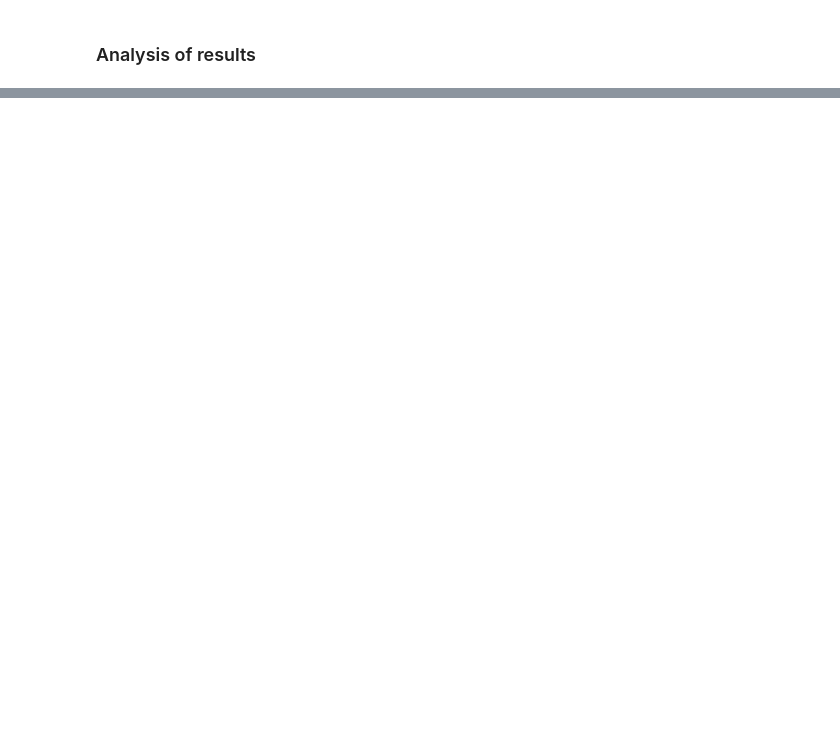
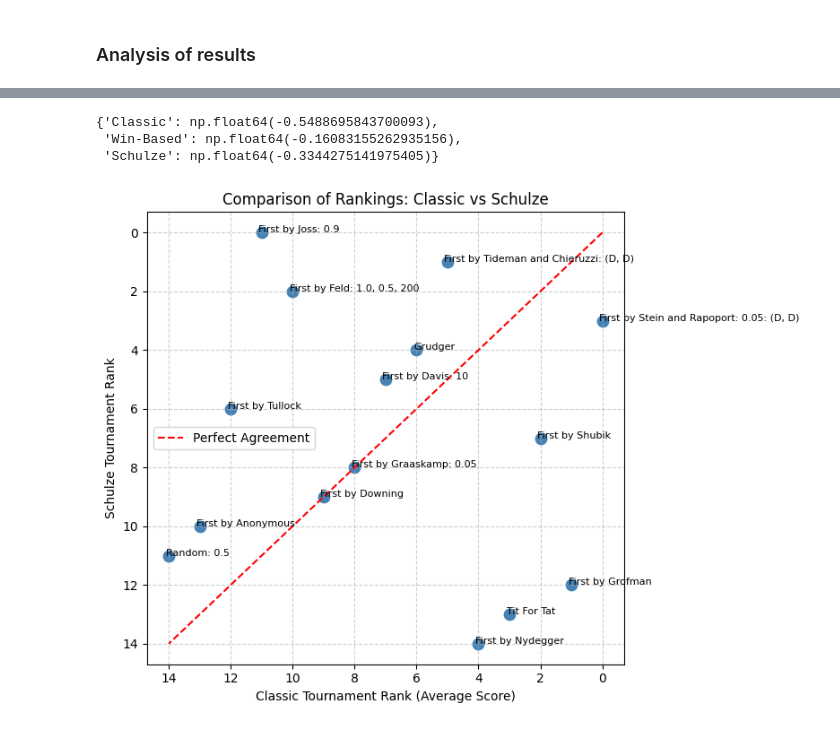
Before and after one commit to kiriz23/TournamentRemix, a Jupyter notebook: Schulze.ipynb, the cells around one changed output, grey strips where cells are left out. Drawn from its saved outputs; the diff is of its cells as text; code cells hidden in the pictures; blank space fills up the shorter version.

```diff
--- a/Schulze.ipynb
+++ b/Schulze.ipynb
@@ -358,0 +458,13 @@ plt.show()
+# %%
+all_tournaments_df = pd.read_csv("summary.csv")    # All tournaments rankings and main metrics
+schulze_rank_map = {idx: rank  for rank, idx in enumerate(schulze_ranking)}
+win_rank_map = {idx: rank  for rank, idx in enumerate(win_based_ranking)}
+
+# Add new columns to the dataframe by mapping
+all_tournaments_df["Schulze_Rank"] = all_tournaments_df["Original_index"].map(schulze_rank_map)
+all_tournaments_df["Win_Based_Rank"] = all_tournaments_df["Original_index"].map(win_rank_map)
+
+new_order = ["Rank","Schulze_Rank", "Win_Based_Rank"] + [col for col in all_tournaments_df.columns if col not in ["Rank","Schulze_Rank", "Win_Based_Rank"]]
+all_tournaments_df = all_tournaments_df[new_order]
+# Save to file
+all_tournaments_df.to_csv("all_tournaments_rankings.csv", index=False)
@@ -358,0 +506,48 @@ plt.show()
+# %%
+def compute_any_correlations(df,col_name):
+    a = df['Rank']
+    b = df['Win_Based_Rank']
+    c = df['Schulze_Rank']
+    d = df[col_name]
+    out = {}
+    out['Classic'] = spearmanr(a, d).correlation
+    out['Win-Based'] = spearmanr(b, d).correlation
+    out['Schulze'] = spearmanr(c, d).correlation
+    return out
+
+compute_any_correlations(all_tournaments_df,"Initial_C_rate")
+# %% [output]
+{'Classic': np.float64(-0.5488695843700093),
+ 'Win-Based': np.float64(-0.16083155262935156),
+ 'Schulze': np.float64(-0.3344275141975405)}
+# %%
+# Extract ranks
+classic_ranks = all_tournaments_df["Rank"]
+schulze_ranks = all_tournaments_df["Schulze_Rank"]
+names = all_tournaments_df["Strategy"] if "Strategy" in all_tournaments_df.columns else all_tournaments_df["Name"]
+
+# Create the scatter plot
+plt.figure(figsize=(8, 6))
+plt.scatter(classic_ranks, schulze_ranks, color='steelblue', s=80)
+
+# Label each point with strategy name
+for i, name in enumerate(names):
+    plt.text(classic_ranks[i] + 0.1, schulze_ranks[i], name, fontsize=8)
+
+# Add diagonal (line of perfect agreement)
+plt.plot([min(classic_ranks), max(classic_ranks)],
+         [min(classic_ranks), max(classic_ranks)],
+         'r--', label='Perfect Agreement')
+
+# Axis labels and title
+plt.xlabel("Classic Tournament Rank (Average Score)")
+plt.ylabel("Schulze Tournament Rank")
+plt.title("Comparison of Rankings: Classic vs Schulze")
+plt.legend()
+plt.gca().invert_xaxis()  # Optional: best rank = 1, so smaller is better
+plt.gca().invert_yaxis()
+plt.grid(True, linestyle='--', alpha=0.6)
+plt.tight_layout()
+plt.show()
+# %% [output]
+[figure, added]
```
Also changed, not shown: parts of 24 cells of this notebook, 1 other file.
